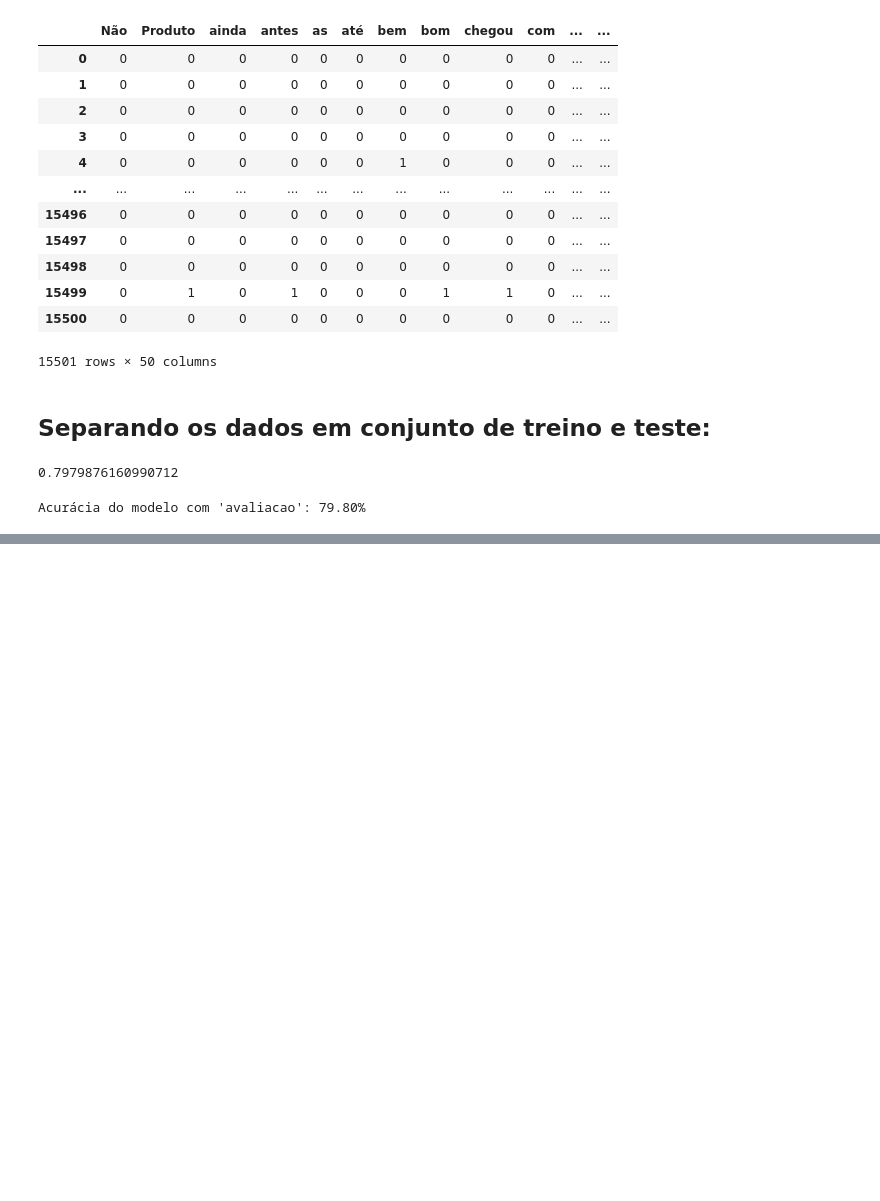
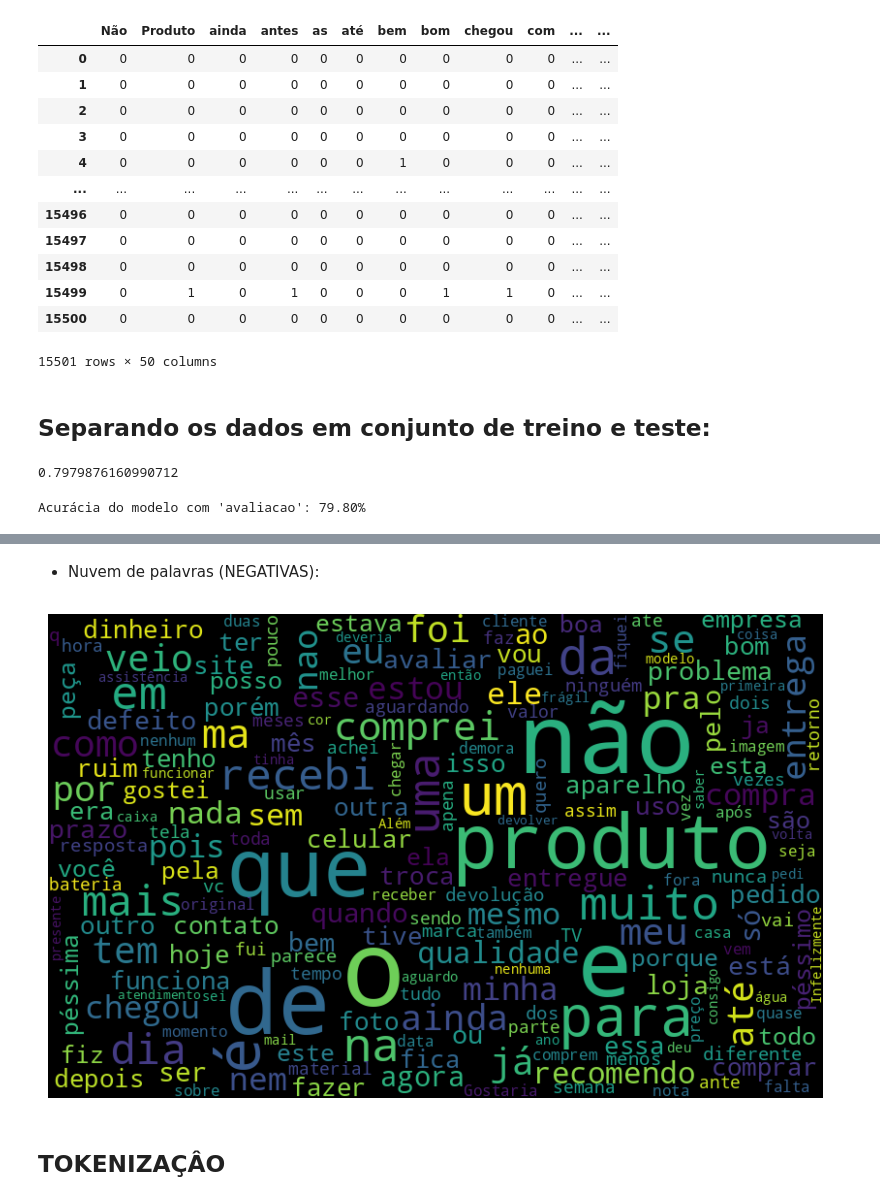
Before and after one commit to gabrieldantasoli/PLN, a Jupyter notebook: ALURA/NLP: aplicando processamento de linguagem natural para análise de sentimentos/sentiment_analysis.ipynb, the cells around one changed output, grey strips where cells are left out. Drawn from its saved outputs; the diff is of its cells as text; code cells hidden in the pictures; blank space fills up the shorter version.

```diff
--- a/ALURA/NLP: aplicando processamento de linguagem natural para análise de sentimentos/sentiment_analysis.ipynb
+++ b/ALURA/NLP: aplicando processamento de linguagem natural para análise de sentimentos/sentiment_analysis.ipynb
@@ -134,0 +189,8 @@ Acurácia do modelo com 'avaliacao': 79.80%
+# %% [markdown]
+* Nuvem de palavras (NEGATIVAS):
+# %%
+nuvem_palavras(df, 'avaliacao', 'negativo')
+# %% [output]
+[figure, added]
+# %% [markdown]
+## TOKENIZAÇÂO
```
Also changed, not shown: parts of 24 cells of this notebook, 1 other file.
